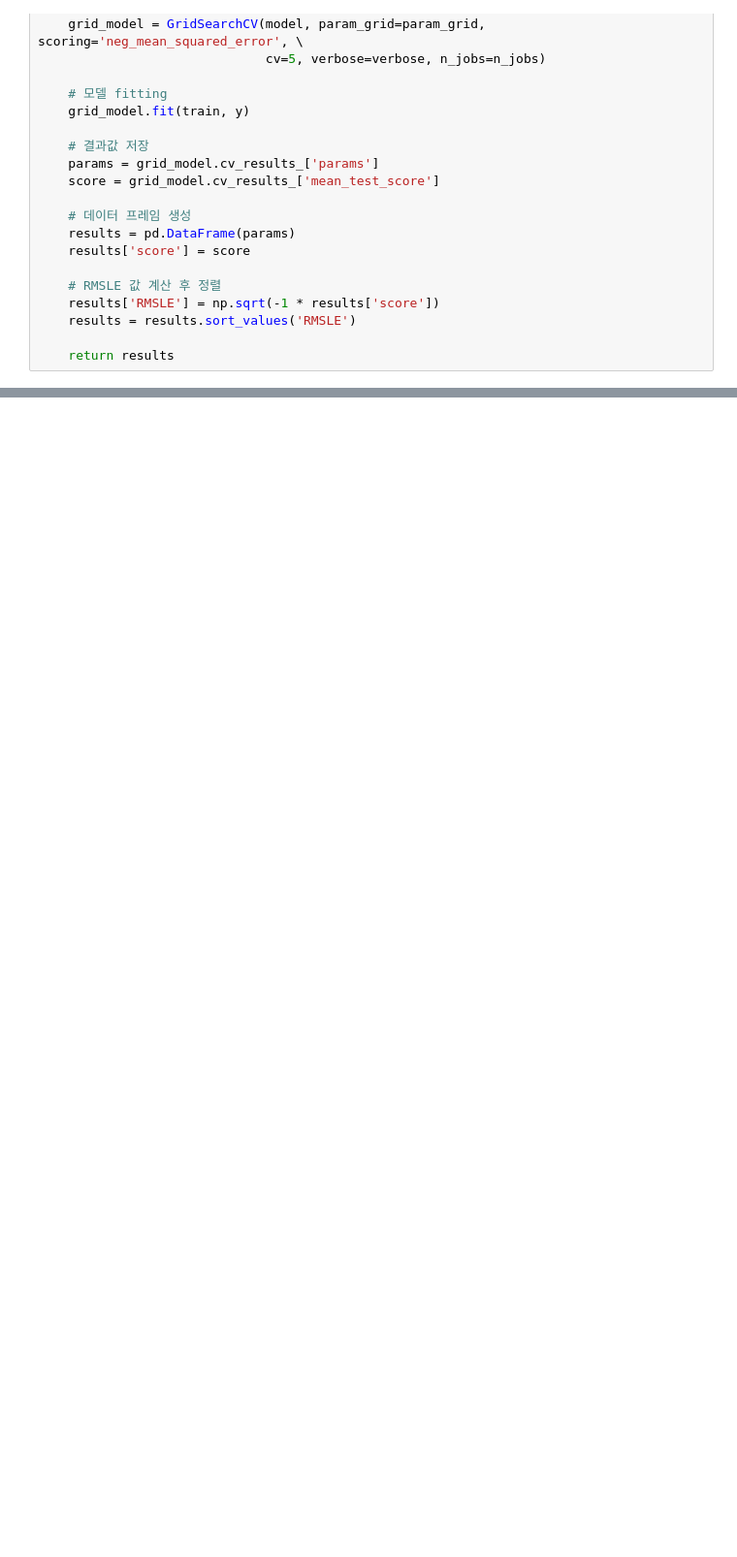
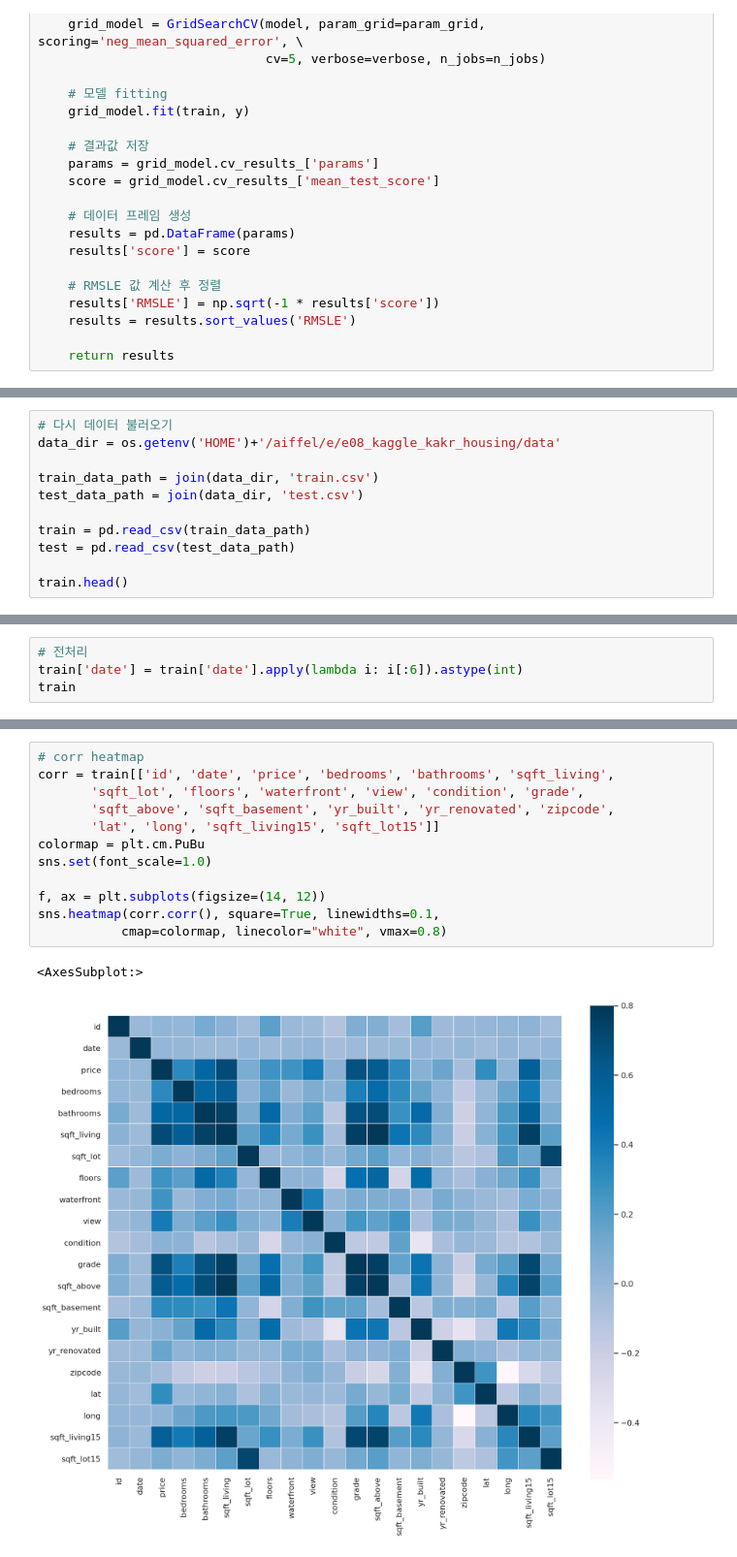
Before and after one commit to byhankim/aiffel, a Jupyter notebook: e/E08_kaggle_competition_kaKR_project.ipynb, the cells around one changed output, grey strips where cells are left out. Shown at 97% size. Cells and saved outputs as stored; diff of their text form; blank space fills up the shorter version.

```diff
--- a/e/E08_kaggle_competition_kaKR_project.ipynb
+++ b/e/E08_kaggle_competition_kaKR_project.ipynb
@@ -406,0 +1128,11 @@ result.head()
+# %%
+# 다시 데이터 불러오기
+data_dir = os.getenv('HOME')+'/aiffel/e/e08_kaggle_kakr_housing/data'
+
+train_data_path = join(data_dir, 'train.csv')
+test_data_path = join(data_dir, 'test.csv')
+
+train = pd.read_csv(train_data_path)
+test = pd.read_csv(test_data_path)
+
+train.head()
@@ -406,0 +1147,4 @@ result.head()
+# %%
+# 전처리
+train['date'] = train['date'].apply(lambda i: i[:6]).astype(int)
+train
@@ -406,0 +1173,15 @@ result.head()
+# %%
+# corr heatmap
+corr = train[['id', 'date', 'price', 'bedrooms', 'bathrooms', 'sqft_living',
+       'sqft_lot', 'floors', 'waterfront', 'view', 'condition', 'grade',
+       'sqft_above', 'sqft_basement', 'yr_built', 'yr_renovated', 'zipcode',
+       'lat', 'long', 'sqft_living15', 'sqft_lot15']]
+colormap = plt.cm.PuBu
+sns.set(font_scale=1.0)
+
+f, ax = plt.subplots(figsize=(14, 12))
+sns.heatmap(corr.corr(), square=True, linewidths=0.1,
+           cmap=colormap, linecolor="white", vmax=0.8)
+# %% [output]
+<AxesSubplot:>
+[figure, added]
```
Also changed, not shown: parts of 92 cells of this notebook.
